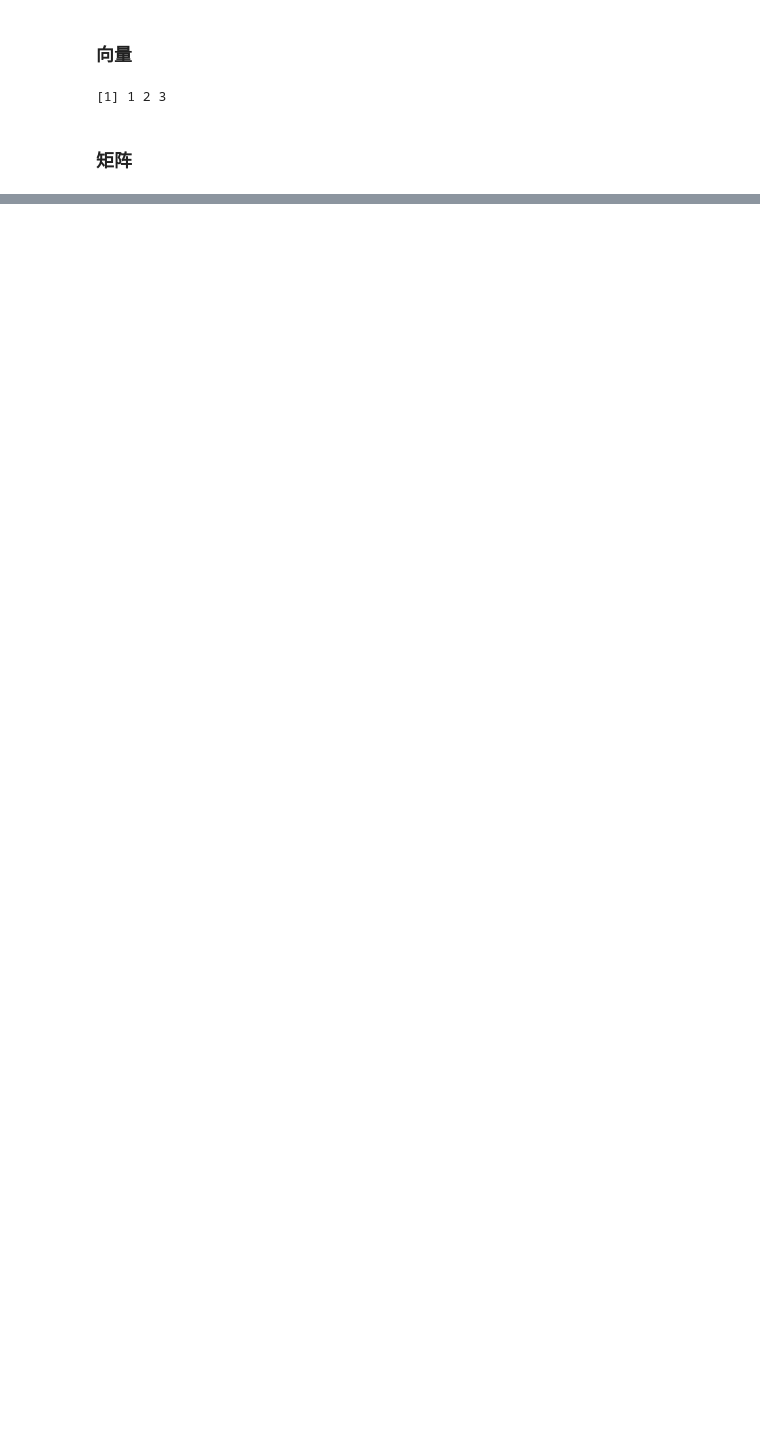
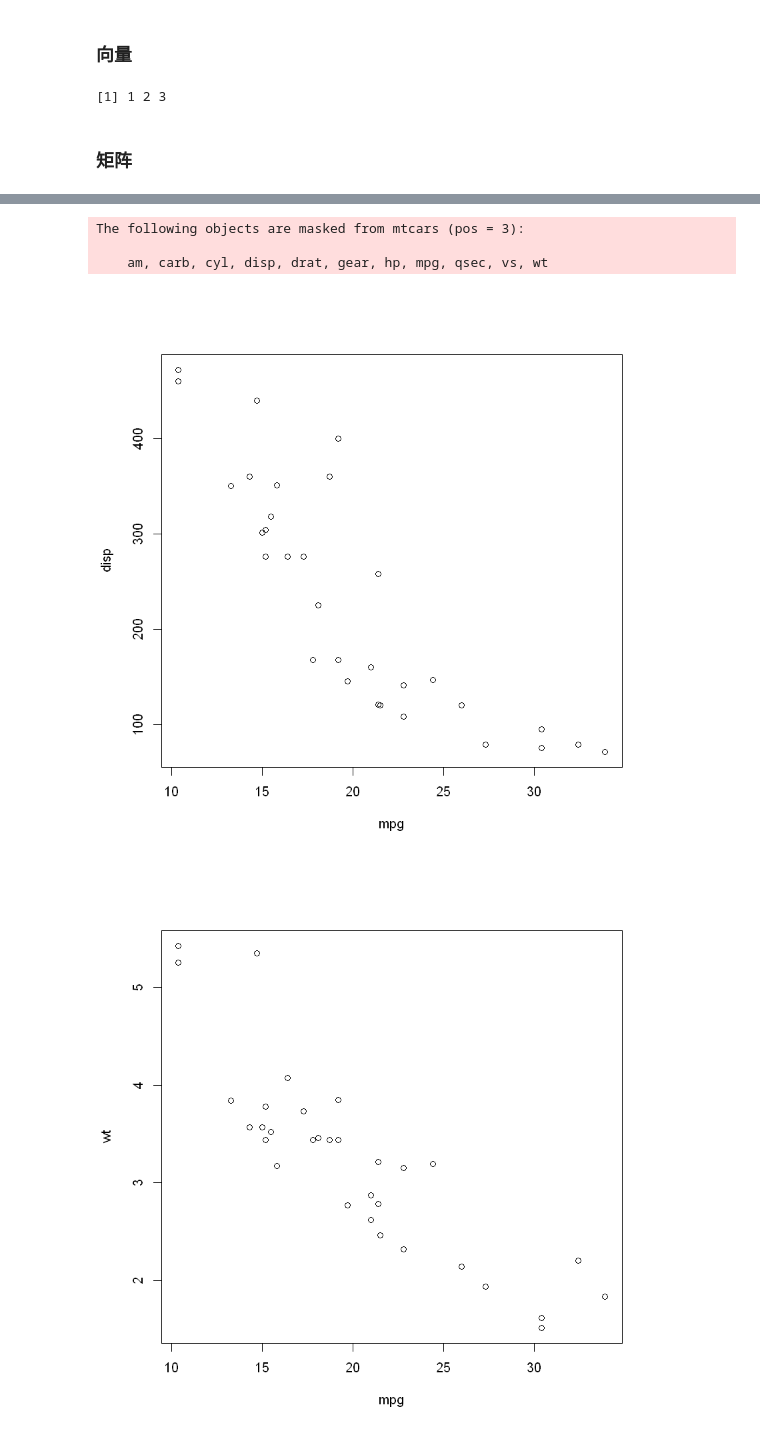
Before and after one commit to THUzhangga/R_notebook, a Jupyter notebook: R_notebook.ipynb, the cells around one changed output, grey strips where cells are left out. Drawn from its saved outputs; the diff is of its cells as text; code cells hidden in the pictures; blank space fills up the shorter version.

```diff
--- a/R_notebook.ipynb
+++ b/R_notebook.ipynb
@@ -64,0 +76,19 @@ y
+# %%
+# 先输入几列数
+jzm <- c(1,3,4,5)
+age<-c(1,9,2,6)
+moha <- data.frame(jzm, age)
+# moha
+# 访问data frame
+# by index
+moha[1:2] # 前两列
+# mode[c('jzm', 'age')]
+moha$age # 按列名索引
+
+# attach功能，串列data frame或list或R data file
+help(attach)
+attach(mtcars)
+plot(mpg, disp)
+plot(mpg, wt)
+detach(mtcars)
+# %% [output]
@@ -64,0 +101,5 @@ y
+The following objects are masked from mtcars (pos = 3):
+
+    am, carb, cyl, disp, drat, gear, hp, mpg, qsec, vs, wt
+[figure, added]
+[figure, added]
```
Also changed, not shown: parts of 24 cells of this notebook, 1 other file.
